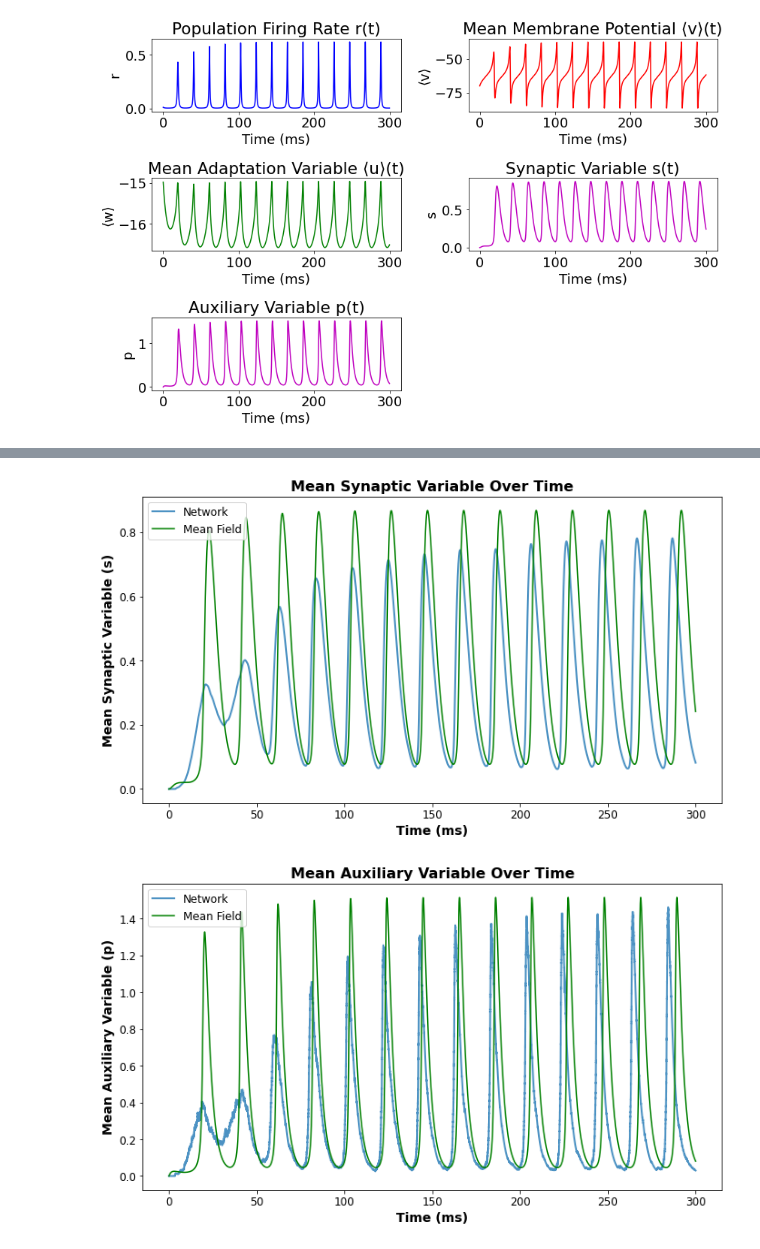
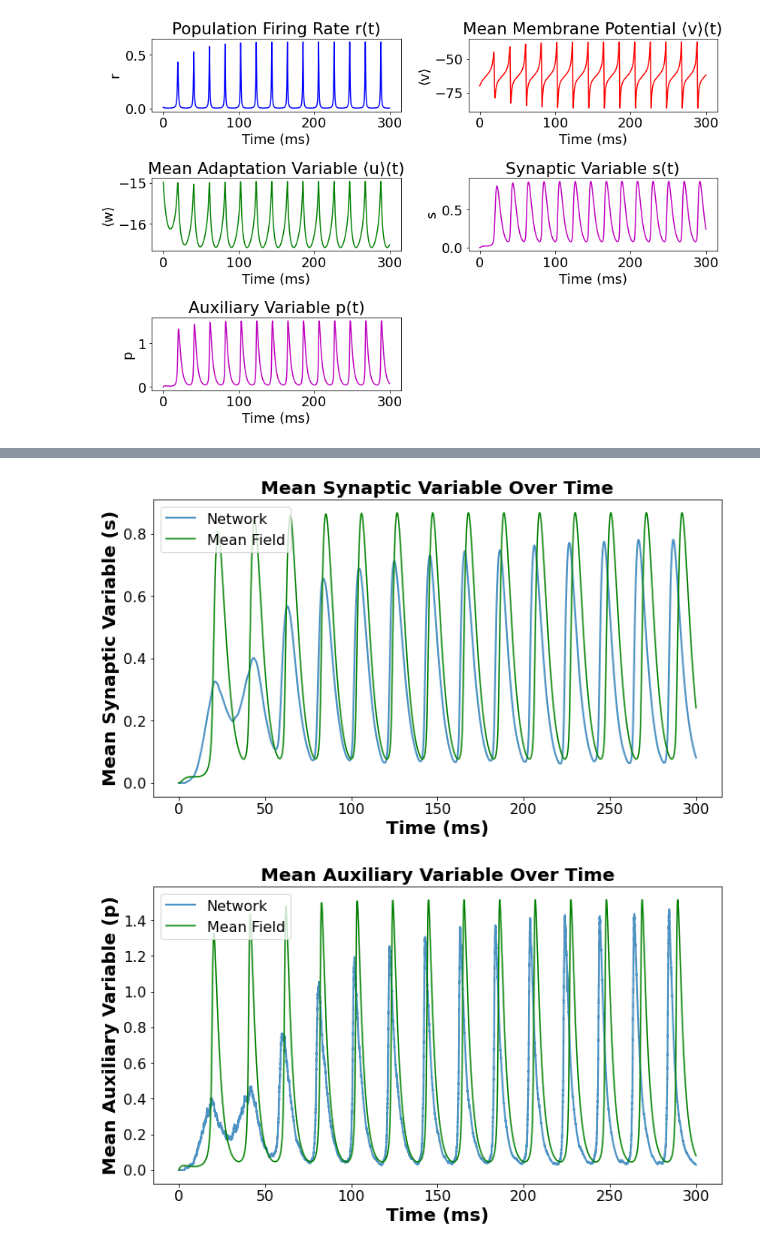
Before and after one commit to davidkelly2002/Final_Year_Thesis_Code, a Jupyter notebook: Mean-Field Reduced System (Chapter 4).ipynb, the cells around one changed output, grey strips where cells are left out. Saved outputs shown, nothing was run; the diff lists cells and outputs as text; code cells hidden in the pictures.

```diff
--- a/Mean-Field Reduced System (Chapter 4).ipynb
+++ b/Mean-Field Reduced System (Chapter 4).ipynb
@@ -363,17 +361,17 @@ plt.figure(figsize=(10, 6))
 plt.plot(t_all, y_all[-2, :], linewidth=2, alpha=0.8, label = 'Network')
 plt.plot(sol.t, sol.y[3], 'g', label = 'Mean Field')
 # Add a bold title
-plt.title("Mean Synaptic Variable Over Time", fontsize=16, fontweight='bold')
+plt.title("Mean Synaptic Variable Over Time", fontsize=20, fontweight='bold')
 
 # Make axes labels larger and bold
-plt.xlabel("Time (ms)", fontsize=14, fontweight='bold')
-plt.ylabel("Mean Synaptic Variable (s)", fontsize=14, fontweight='bold')
+plt.xlabel("Time (ms)", fontsize=20, fontweight='bold')
+plt.ylabel("Mean Synaptic Variable (s)", fontsize=20, fontweight='bold')
 
 # Control tick parameters for readability
-plt.tick_params(axis='both', which='major', labelsize=12)
+plt.tick_params(axis='both', which='major', labelsize=16)
 
 # Add a legend with slightly larger font
-plt.legend(fontsize=12)
+plt.legend(fontsize=16)
 
 # Make layout tight so labels are not cut off
 plt.tight_layout()
@@ -381,31 +379,31 @@ plt.savefig('MeanSynapticVariable_EtaBar_1.0.png')
 # Show the plot
 plt.show()
 # %% [output]
-[figure, old version]
+[figure, new version]
 # %%
 plt.figure(figsize=(10, 6))
 plt.plot(t_all, y_all[-1, :], linewidth=2, alpha=0.8, label = 'Network')
 plt.plot(sol.t, sol.y[4], 'g', label = 'Mean Field')
 # Add a bold title
-plt.title("Mean Auxiliary Variable Over Time", fontsize=16, fontweight='bold')
+plt.title("Mean Auxiliary Variable Over Time", fontsize=20, fontweight='bold')
 
 # Make axes labels larger and bold
-plt.xlabel("Time (ms)", fontsize=14, fontweight='bold')
-plt.ylabel("Mean Auxiliary Variable (p)", fontsize=14, fontweight='bold')
+plt.xlabel("Time (ms)", fontsize=20, fontweight='bold')
+plt.ylabel("Mean Auxiliary Variable (p)", fontsize=20, fontweight='bold')
 
 # Control tick parameters for readability
-plt.tick_params(axis='both', which='major', labelsize=12)
+plt.tick_params(axis='both', which='major', labelsize=16)
 
 # Add a legend with slightly larger font
-plt.legend(fontsize=12)
+plt.legend(fontsize=16)
 
 # Make layout tight so labels are not cut off
 plt.tight_layout()
 plt.savefig('MeanAuxiliaryVariable_EtaBar_1.0.png')
 # Show the plot
 plt.show()
 # %% [output]
-[figure, old version]
+[figure, new version]
 # %%
 plt.figure(figsize=(10, 6))
 plt.plot(time_bins, fr_array, lw=2, label = 'Network')
```
Also changed, not shown: parts of 3 cells of this notebook.
